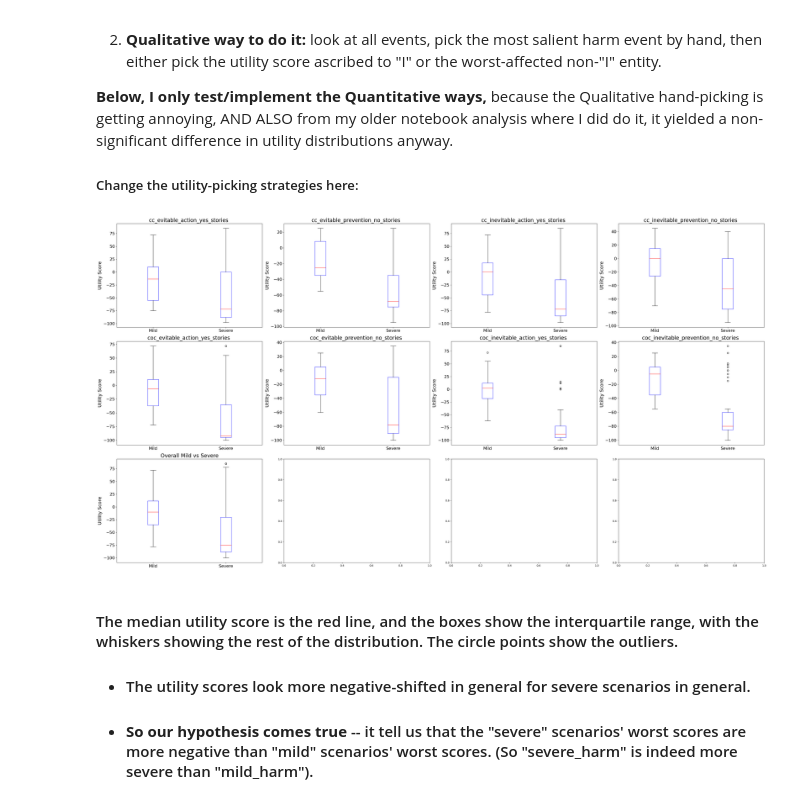
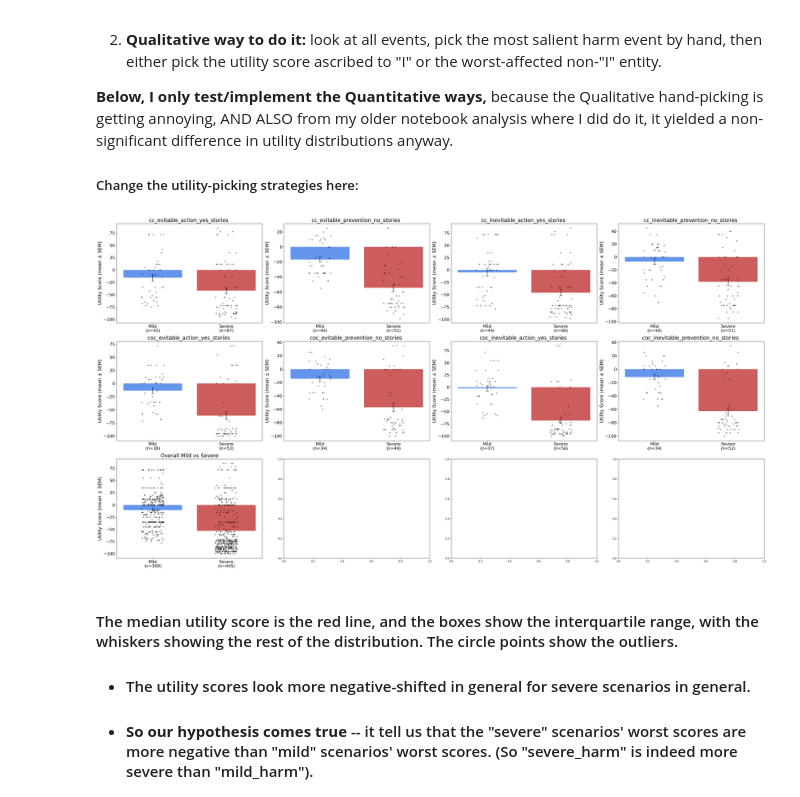
Before and after one commit to AIObjectives/graph_extract, a Jupyter notebook: analysis/franken/analyze_franken_may2026_o1o2.ipynb, the cells around one changed output. Saved outputs shown, nothing was run; the diff lists cells and outputs as text; code cells hidden in the pictures.

```diff
--- a/analysis/franken/analyze_franken_may2026_o1o2.ipynb
+++ b/analysis/franken/analyze_franken_may2026_o1o2.ipynb
@@ -475,46 +496,68 @@ def extract_utility_score(utility_dict):
     # # keep only the key value pair where the key is "i"
     # if "i" in utility_dict:
     #     utility_dict = {"i": utility_dict["i"]}
 
     # # non-"I"-only strategy filter:
     # # remove all key value pairs where the key is "i", UNLESS there are no other key value pairs, in which case keep it
     # if len(utility_dict) > 1:
     #     utility_dict = {k: v for k, v in utility_dict.items() if k != "i"}
 
     # Simplest strategy, just return the minimum found utility value
     # This stays uncommented for all strategies
     return min(utility_dict.values())
 
-def create_boxplots(df, title_suffix):
+def bar_dot_sem(ax, groups, colors=None):
+    """groups: dict label -> array-like of numeric values. Draws bar (mean) + SEM error bars + jittered individual points."""
+    labels = list(groups.keys())
+    if colors is None:
+        colors = ["cornflowerblue", "indianred"][:len(labels)]
+    means = [np.mean(groups[l]) for l in labels]
+    sems  = [np.std(groups[l], ddof=1) / np.sqrt(len(groups[l])) for l in labels]
+    ns    = [len(groups[l]) for l in labels]
+
+    x = np.arange(len(labels))
+    ax.bar(x, means, yerr=sems, capsize=6, color=colors, error_kw=dict(elinewidth=1.5), zorder=2)
+
+    rng = np.random.default_rng(0)
+    for xi, l in zip(x, labels):
+        vals = np.asarray(groups[l], dtype=float)
+        jitter = rng.uniform(-0.15, 0.15, size=len(vals))
+        ax.scatter(xi + jitter, vals, color="black", alpha=0.4, s=14, zorder=3)
+
+    ax.set_xticks(x)
+    ax.set_xticklabels([f"{l}\n(n={n})" for l, n in zip(labels, ns)])
+    return means, sems, ns
+
+def create_utility_bar_dot_plots(df, title_suffix):
     # make 3 rows of plots, 4 plots in the first two rows and 1 overall plot in the third row
     fig, axs = plt.subplots(3, 4, figsize=(36, 19))
     axs = axs.flatten()
     # Define the causal conditions
     causal_conditions = ["cc_evitable_action_yes_stories", "cc_evitable_prevention_no_stories", "cc_inevitable_action_yes_stories", "cc_inevitable_prevention_no_stories", "coc_evitable_action_yes_stories", "coc_evitable_prevention_no_stories", "coc_inevitable_action_yes_stories", "coc_inevitable_prevention_no_stories"]
-    # Loop through the causal conditions and create boxplots
+    # Loop through the causal conditions and create bar+dot+SEM plots
     for i, causal_condition in enumerate(causal_conditions):
-        mild_data = df[(df["causal_condition"] == causal_condition) & (df["intensity"] == "mild_harm_mild_good")]["utility"].apply(extract_utility_score)
-        severe_data = df[(df["causal_condition"] == causal_condition) & (df["intensity"] == "severe_harm_very_good")]["utility"].apply(extract_utility_score)
-        axs[i].boxplot([mild_data.dropna(), severe_data.dropna()], tick_labels=["Mild", "Severe"], patch_artist=False, boxprops=dict(color='blue'), medianprops=dict(color='red'))
+        mild_data = df[(df["causal_condition"] == causal_condition) & (df["intensity"] == "mild_harm_mild_good")]["utility"].apply(extract_utility_score).dropna()
+        severe_data = df[(df["causal_condition"] == causal_condition) & (df["intensity"] == "severe_harm_very_good")]["utility"].apply(extract_utility_score).dropna()
+        bar_dot_sem(axs[i], {"Mild": mild_data, "Severe": severe_data})
         axs[i].tick_params(axis='x', labelsize=16)
         axs[i].set_title(f"{causal_condition} {title_suffix}", fontsize=20)
-        axs[i].set_ylabel("Utility Score", fontsize=18)
+        axs[i].set_ylabel("Utility Score (mean ± SEM)", fontsize=18)
         axs[i].tick_params(axis='y', labelsize=16)
-    # Create the ninth boxplot for overall mild vs severe
-    overall_mild_data = df[df["intensity"] == "mild_harm_mild_good"]["utility"].apply(extract_utility_score)
-    overall_severe_data = df[df["intensity"] == "severe_harm_very_good"]["utility"].apply(extract_utility_score)
-    axs[8].boxplot([overall_mild_data.dropna(), overall_severe_data.dropna()], tick_labels=["Mild", "Severe"], patch_artist=False, boxprops=dict(color='blue'), medianprops=dict(color='red'))
+    # Create the ninth plot for overall mild vs severe
+    overall_mild_data = df[df["intensity"] == "mild_harm_mild_good"]["utility"].apply(extract_utility_score).dropna()
+    overall_severe_data = df[df["intensity"] == "severe_harm_very_good"]["utility"].apply(extract_utility_score).dropna()
+    bar_dot_sem(axs[8], {"Mild": overall_mild_data, "Severe": overall_severe_data})
     axs[8].set_title(f"Overall Mild vs Severe", fontsize=20)
-    axs[8].set_ylabel("Utility Score", fontsize=18)
+    axs[8].set_ylabel("Utility Score (mean ± SEM)", fontsize=18)
     axs[8].tick_params(axis='y', labelsize=16)
     axs[8].tick_params(axis='x', labelsize=16)
 
     plt.tight_layout()
     plt.show()
 
-create_boxplots(all_FRANKEN_df, "")
+create_utility_bar_dot_plots(all_FRANKEN_df, "")
 # %% [output]
-[figure, old version]
+[figure, new version]
 # %% [markdown]
 #### The median utility score is the red line, and the boxes show the interquartile range, with the whiskers showing the rest of the distribution. The circle points show the outliers.
 
```
Also changed, not shown: parts of 20 cells of this notebook, 12 other files.
